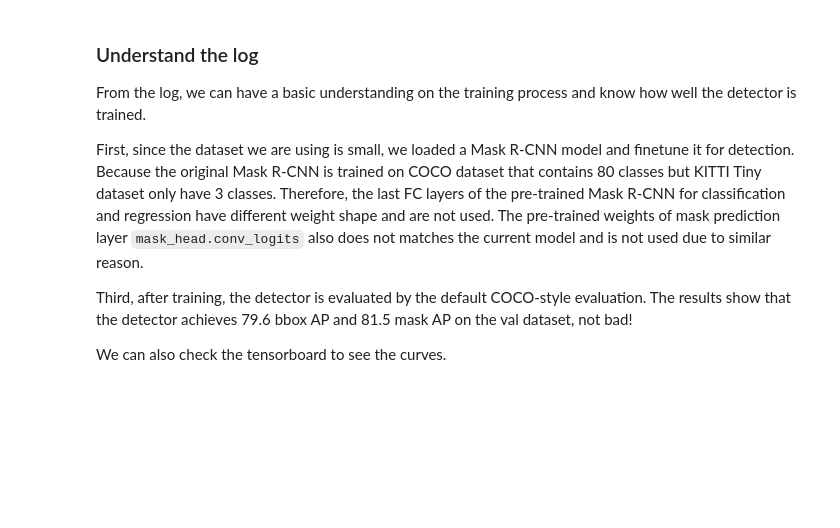
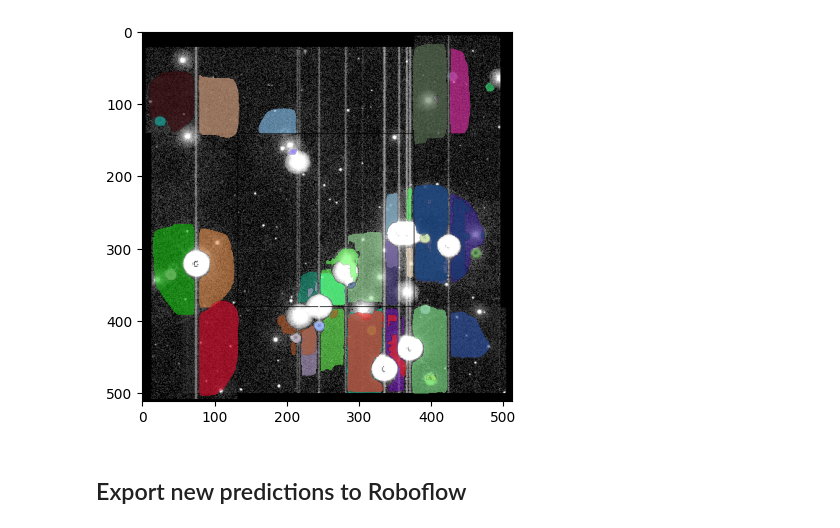
Before and after one commit to ESA-Datalabs/XAMI-model, a Jupyter notebook: mmdet_InstanceSeg.ipynb, the cells around one changed output. Drawn from its saved outputs; the diff is of its cells as text; code cells hidden in the pictures; blank space fills up the shorter version.

```diff
--- a/mmdet_InstanceSeg.ipynb
+++ b/mmdet_InstanceSeg.ipynb
@@ -42,14 +49,6 @@ import mmcv
 import mmengine
 from mmdet.apis import init_detector, inference_detector
 from mmdet.utils import register_all_modules
-# Choose to use a config and initialize the detector
 
-config_file = './checkpoints/mask-rcnn_swin-s-p4-w7_fpn_amp-ms-crop-3x_coco.py'
-# Setup a checkpoint file to load
-checkpoint_file = './checkpoints/mask_rcnn_swin-s-p4-w7_fpn_fp16_ms-crop-3x_coco_20210903_104808-b92c91f1.pth'
-
-# register all modules in mmdet into the registries
-register_all_modules()
-
-# build the model from a config file and a checkpoint file
-model = init_detector(config_file, checkpoint_file, device='cuda:0')
+config_file = './mmdet_checkpoints/mask-rcnn_swin-s-p4-w7_fpn_amp-ms-crop-3x_coco.py'
+checkpoint_file = './mmdet_checkpoints/mask_rcnn_swin-s-p4-w7_fpn_fp16_ms-crop-3x_coco_20210903_104808-b92c91f1.pth'
@@ -93,3 +100,3 @@ To accelerate the process, we finetune a detector using a pre-trained detector.
 # %%
 from mmengine import Config
-cfg = Config.fromfile('./checkpoints/mask-rcnn_swin-s-p4-w7_fpn_amp-ms-crop-3x_coco.py')
+cfg = Config.fromfile(config_file)
@@ -173,0 +198,8 @@ print(sys.executable)
+# %%
+import mmcv
+from mmdet.apis import init_detector, inference_detector
+img = mmcv.imread('../XMM_OM_dataset/zscaled_512_stretched/S0156960101_U.png',channel_order='rgb')
+checkpoint_file = './mmdet_work_dir/epoch_36.pth'
+model = init_detector(cfg, checkpoint_file, device='cpu')
+new_result = inference_detector(model, img)
+print(new_result)
@@ -174 +224,15 @@ print(sys.executable)
+# %%
+import matplotlib.pyplot as plt
+import numpy as np
+import dataset
+from dataset import dataset_utils
+
+plt.imshow(img)
+dataset_utils.show_masks(new_result.pred_instances.masks.cpu().numpy(), plt.gca(), random_color=True)
+plt.show()
+plt.close()
+# %% [output]
+[figure, added]
+# %% [markdown]
+## Export new predictions to Roboflow
 # %%
@@ -178,9 +239,0 @@ print(sys.executable)
-# %% [markdown]
-### Understand the log
-From the log, we can have a basic understanding on the training process and know how well the detector is trained.
-
-First, since the dataset we are using is small, we loaded a Mask R-CNN model and finetune it for detection. Because the original Mask R-CNN is trained on COCO dataset that contains 80 classes but KITTI Tiny dataset only have 3 classes. Therefore, the last FC layers of the pre-trained Mask R-CNN for classification and regression have different weight shape and are not used. The pre-trained weights of mask prediction layer `mask_head.conv_logits` also does not matches the current model and is not used due to similar reason.
-
-Third, after training, the detector is evaluated by the default COCO-style evaluation. The results show that the detector achieves 79.6 bbox AP and 81.5 mask AP on the val dataset, not bad!
-
- We can also check the tensorboard to see the curves.
```
Also changed, not shown: parts of 37 cells of this notebook.
